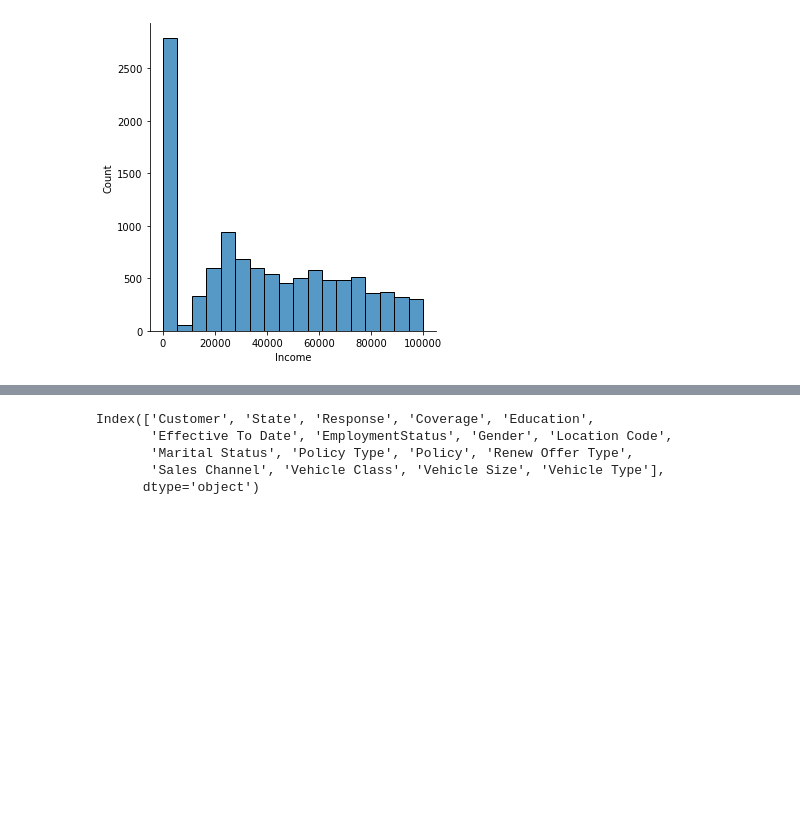
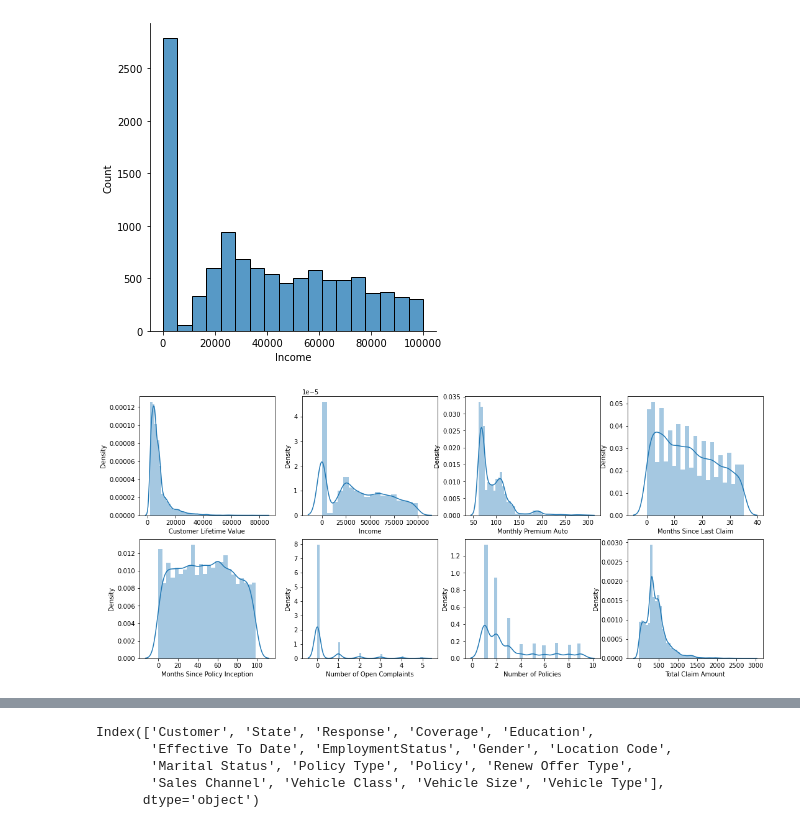
Before and after one commit to LiberisIvas/Customer-Case-Analysis, a Jupyter notebook: Customer_Analysis_Case_Study/Insurance-345.ipynb, the cells around one changed output, grey strips where cells are left out. Saved outputs shown, nothing was run; the diff lists cells and outputs as text; code cells hidden in the pictures; blank space fills up the shorter version.

```diff
--- a/Customer_Analysis_Case_Study/Insurance-345.ipynb
+++ b/Customer_Analysis_Case_Study/Insurance-345.ipynb
@@ -537,6 +504,17 @@ sns.displot(dataframe['Income'])
 # %% [output]
 <seaborn.axisgrid.FacetGrid at 0x...>
 [figure]
+# %%
+#function for distribution plots for all columns in the numerical dataframe
+def create_distribution_plots(numerical):
+    plt.figure(figsize = (18,12))
+    for i, col in enumerate(numerical.iloc[:,1:], 1):
+        plt.subplot(3,4,i)
+        sns.distplot(numerical[col])
+# %%
+create_distribution_plots(numerical)
+# %% [output]
+[figure, added]
 # %%
 corr_matrix=numerical.corr() #correlation matrix
 # upper_triangle=corr_matrix.where(np.triu(np.ones(corr_matrix.shape),k=1).astype(bool)
```
Also changed, not shown: parts of 56 cells of this notebook.
